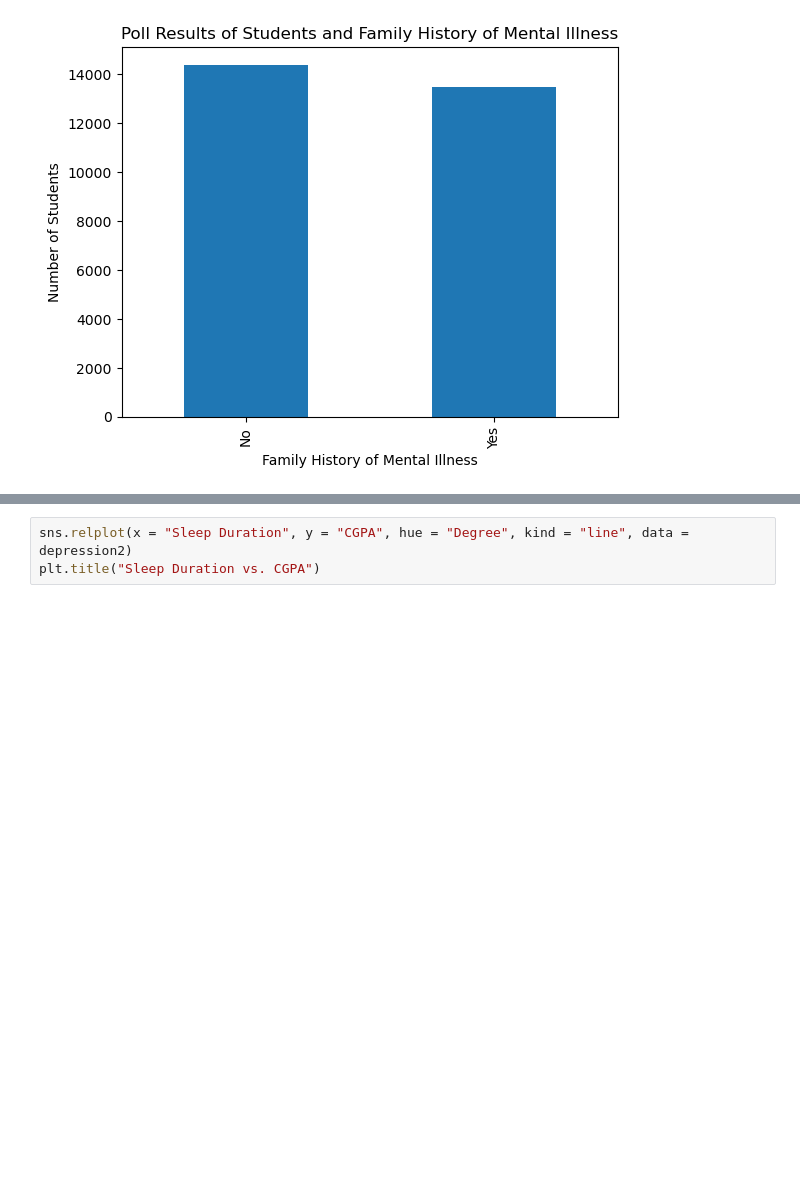
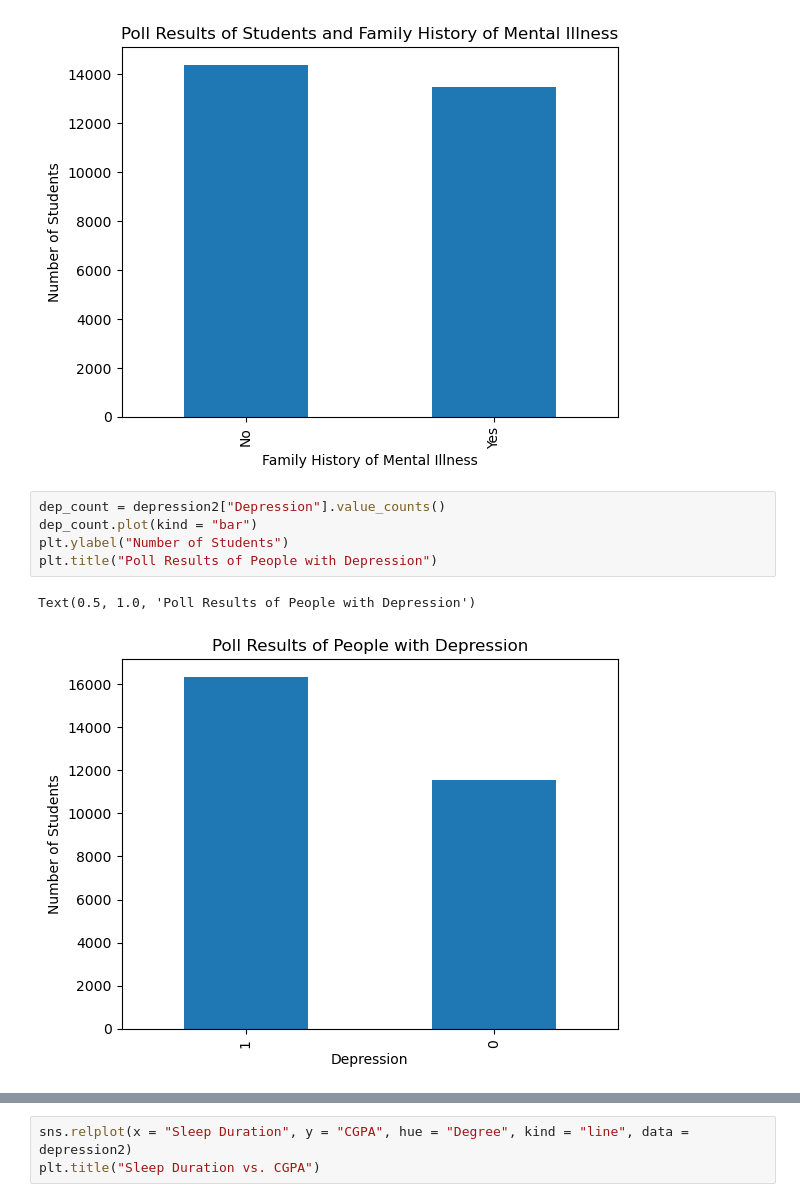
Before and after one commit to EAduAgyei/TDSProject2025, a Jupyter notebook: TDSProjectSD2025.ipynb, the cells around one changed output, grey strips where cells are left out. Drawn from its saved outputs; the diff is of its cells as text; blank space fills up the shorter version.

```diff
--- a/TDSProjectSD2025.ipynb
+++ b/TDSProjectSD2025.ipynb
@@ -125,3 +125,11 @@ plt.title("Poll Results of Students and Family History of Mental Illness")
 # %% [output]
 Text(0.5, 1.0, 'Poll Results of Students and Family History of Mental Illness')
 [figure]
+# %%
+dep_count = depression2["Depression"].value_counts()
+dep_count.plot(kind = "bar")
+plt.ylabel("Number of Students")
+plt.title("Poll Results of People with Depression")
+# %% [output]
+Text(0.5, 1.0, 'Poll Results of People with Depression')
+[figure, added]
```
Also changed, not shown: parts of 6 cells of this notebook.
